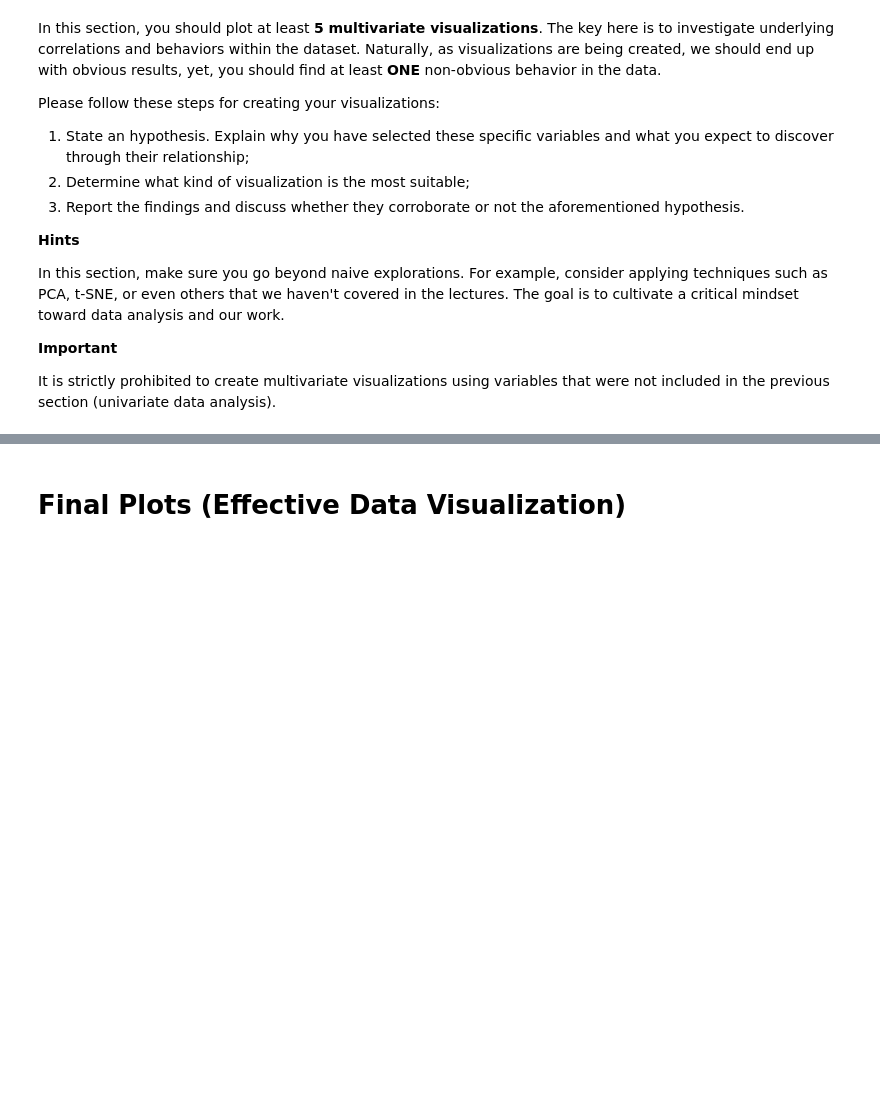
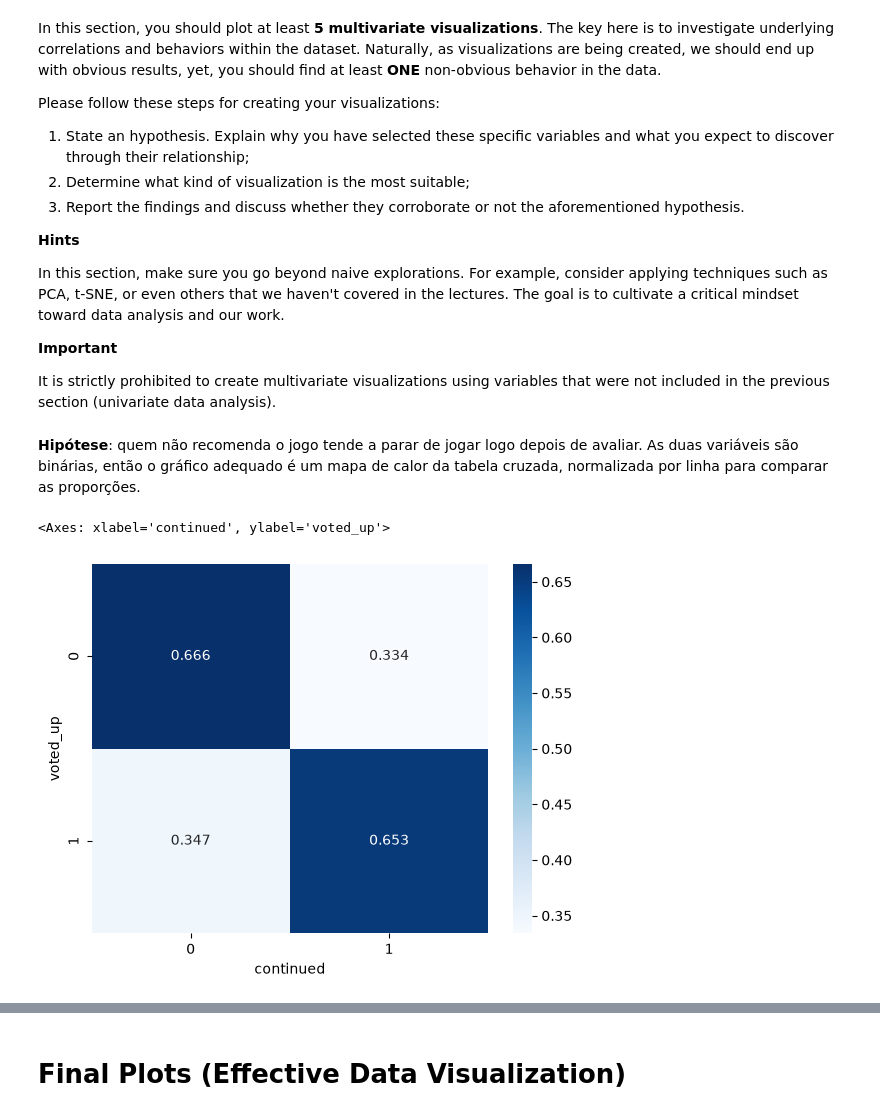
Before and after one commit to larissa04alves/steam-review-retention, a Jupyter notebook: tde-data-science-parte01.ipynb, the cells around one changed output, grey strips where cells are left out. Drawn from its saved outputs; the diff is of its cells as text; code cells hidden in the pictures; blank space fills up the shorter version.

```diff
--- a/tde-data-science-parte01.ipynb
+++ b/tde-data-science-parte01.ipynb
@@ -764,0 +762,9 @@ It is strictly prohibited to create multivariate visualizations using variables
+# %% [markdown]
+**Hipótese**: quem não recomenda o jogo tende a parar de jogar logo depois de avaliar. As duas variáveis são binárias, então o gráfico adequado é um mapa de calor da tabela cruzada, normalizada por linha para comparar as proporções.
+# %%
+# recomendação do autor contra o alvo, em proporção por linha
+sns.heatmap(pd.crosstab(df['voted_up'], df['continued'],
+                        normalize='index'), annot=True, fmt='.3f', cmap='Blues')
+# %% [output]
+<Axes: xlabel='continued', ylabel='voted_up'>
+[figure, added]
```
Also changed, not shown: parts of 11 cells of this notebook.
